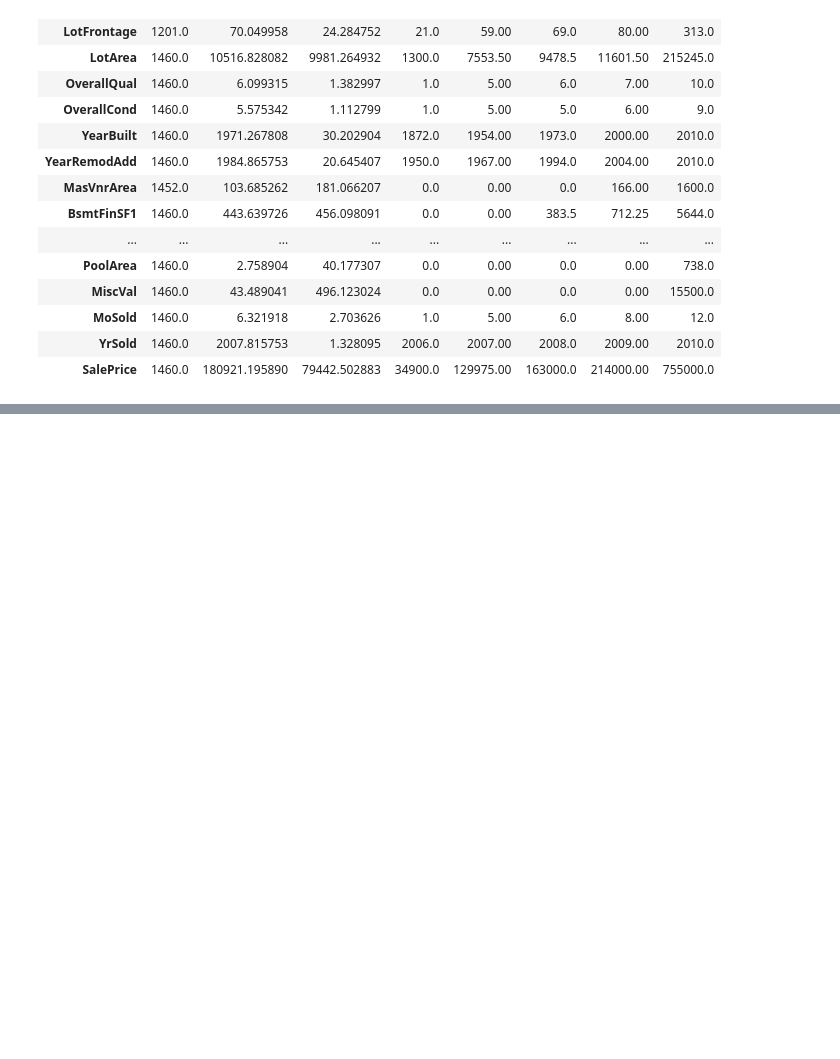
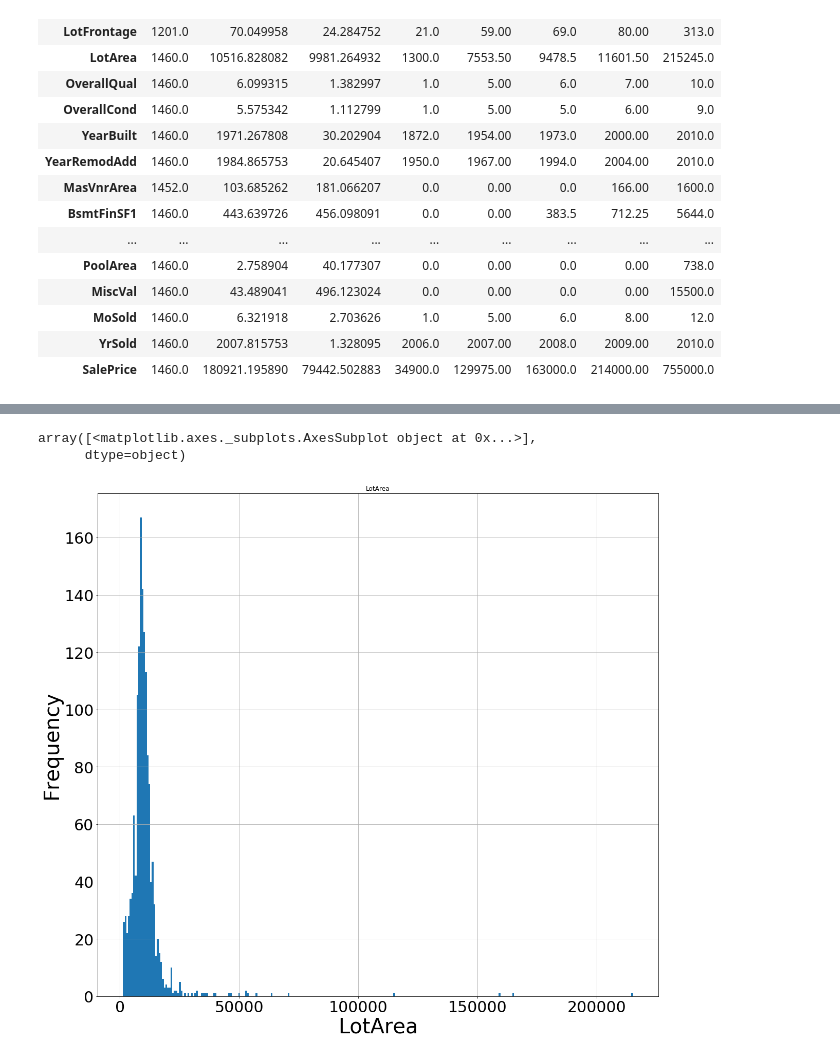
Before and after one commit to bmarotical/capstoneTeam6, a Jupyter notebook: HouseRegressions_Basil.ipynb, the cells around one changed output, grey strips where cells are left out. Cells and saved outputs as stored; diff of their text form; code cells hidden in the pictures; blank space fills up the shorter version.

Commit message:
updated data pre - processing

```diff
--- a/HouseRegressions_Basil.ipynb
+++ b/HouseRegressions_Basil.ipynb
@@ -9,6 +9,9 @@ Import the data into a Data Frame
 # %%
 df = pd.read_csv('Data/train.csv')
 df2 = df.copy()
+
+train=pd.read_csv('Data/train.csv')
+test=pd.read_csv('Data/test.csv')
 # %%
 df.head()
 # %% [output]
@@ -24,2 +27,21 @@ df.shape
 # %% [output]
 (1460, 81)
+# %%
+def find_missing_percent(data):
+    """
+    Returns dataframe containing the total missing values and percentage of total
+    missing values of a column.
+    """
+    miss_df = pd.DataFrame({'ColumnName':[],'TotalMissingVals':[],'PercentMissing':[]})
+    for col in data.columns:
+        sum_miss_val = data[col].isnull().sum()
+        percent_miss_val = round((sum_miss_val/data.shape[0])*100,2)
+        miss_df = miss_df.append(dict(zip(miss_df.columns,[col,percent_miss_val,sum_miss_val])),ignore_index=True)
+    return miss_df
+# %%
+miss_df = find_missing_percent(df2)
+'''Displays columns with missing values'''
+display(miss_df[miss_df['PercentMissing']>0.0])
+print("\n")
+
+print("Number of columns with missing values:"+(str(miss_df[miss_df['PercentMissing']>0.0].shape[0])))
@@ -25,0 +67,11 @@ df.shape
+# %%
+drop_cols = miss_df[miss_df['PercentMissing'] >70.0].ColumnName.tolist()
+
+print("Number of columns with more than 70%:"+ str(len(drop_cols)))
+train = train.drop(drop_cols,axis=1)
+test = test.drop(drop_cols,axis =1)
+
+miss_df = miss_df[miss_df['ColumnName'].isin(train.columns)]
+'''Columns to Impute'''
+impute_cols = miss_df[miss_df['TotalMissingVals']>0.0].ColumnName.tolist()
+miss_df[miss_df['TotalMissingVals']>0.0]
@@ -92,0 +262,13 @@ df[df.YearBuilt==1872]
+# %%
+freq1, bin_edges1=np.histogram(df3.LotArea, bins='fd')
+
+plt.figure(figsize=(45,18))
+ax1 = plt.subplot(1,2,1)
+ax1.set_title('LotArea',fontsize=45)
+ax1.set_xlabel('LotArea',fontsize=40)
+ax1.set_ylabel('Frequency',fontsize=40)
+train[['LotArea']].hist(bins=bin_edges1,ax = ax1, xlabelsize=30, ylabelsize=30)
+# %% [output]
+array([<matplotlib.axes._subplots.AxesSubplot object at 0x...>],
+      dtype=object)
+[figure, added]
```
Also changed, not shown: parts of 25 cells of this notebook.
